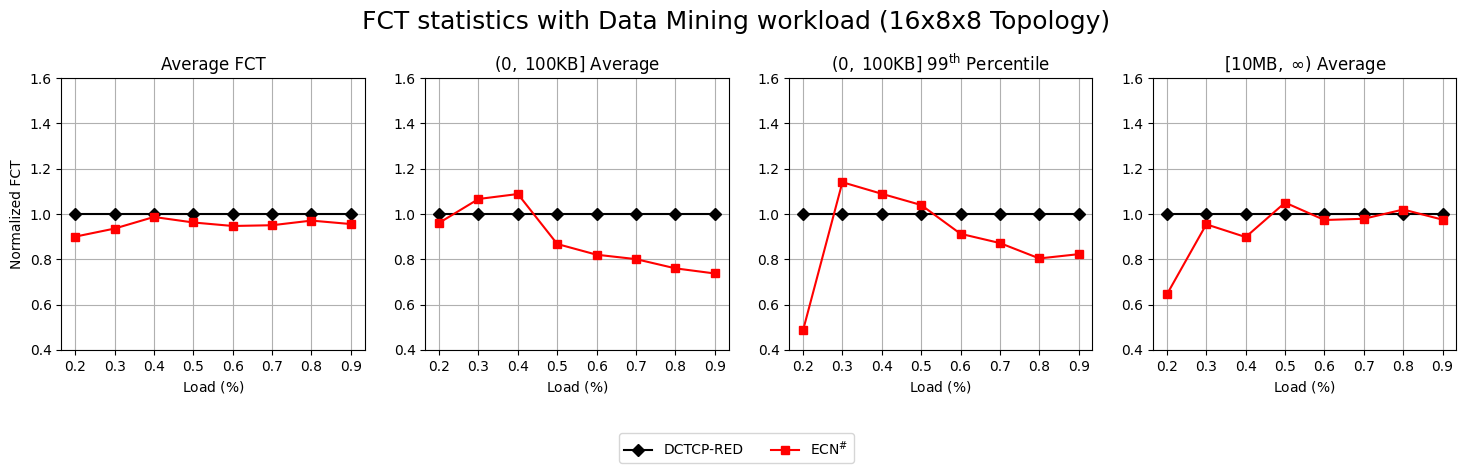
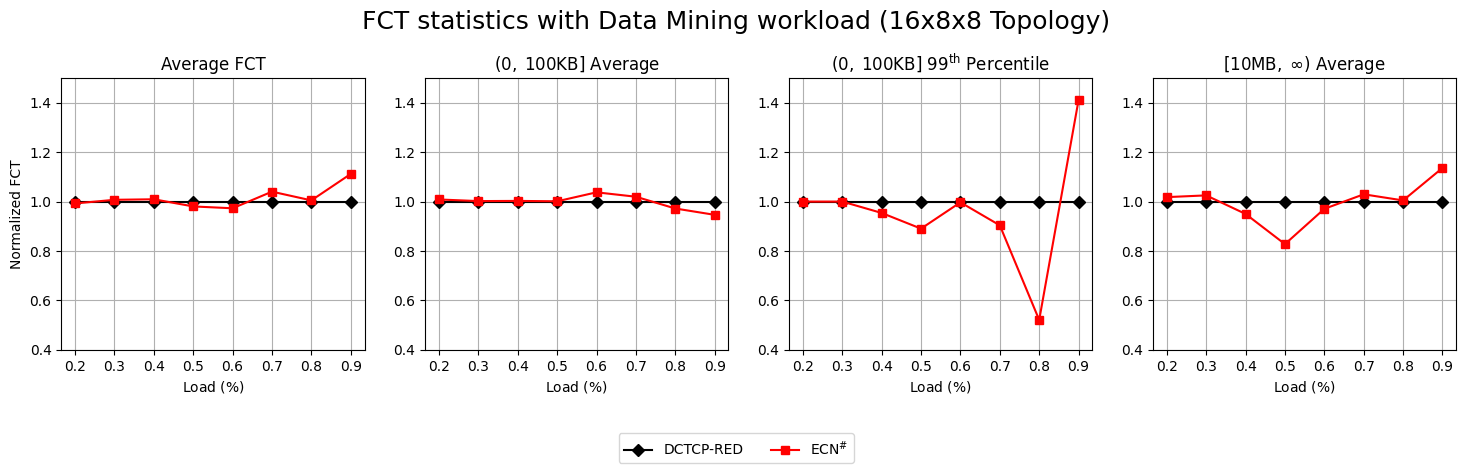
The change to this notebook cell's code, shown as a diff; its figure went from the first image to the second:
--- before
+++ after
@@ -2,6 +2,6 @@
 
 interval = [_/10 for _ in range(2, 10)]
-norm_data = data8x8_dc
-headers = list(norm_data.columns.values)[2:-1]
+norm_data = data8x8_web
+headers = list(norm_data.columns.values)[2:]
 headers_labels = ["Average FCT", "$(0, \\; 100\\text{KB}]$ Average", "$(0, \\; 100\\text{KB}]$ 99$^{\\text{th}}$ Percentile", "$[10\\text{MB}, \\; \\infty)$ Average"]
 
@@ -9,5 +9,5 @@
     ax.plot(interval, [1 for _ in interval], marker="D", color="black", label="DCTCP-RED")
     ax.plot(norm_data["load"], norm_data[headers[i]], marker="s", color="red", label="ECN$^\\#$")
-    ax.set_ylim(0.4, 1.6)
+    ax.set_ylim(0.4, 1.5)
     ax.set_title(headers_labels[i])
     ax.set_xlabel("Load ($\\%$)")

Commit: Added plots for fig13 and fig14 and finalized ipynb